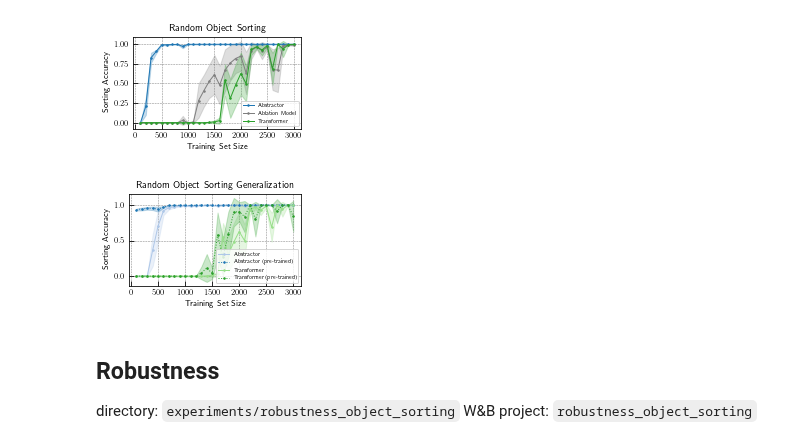
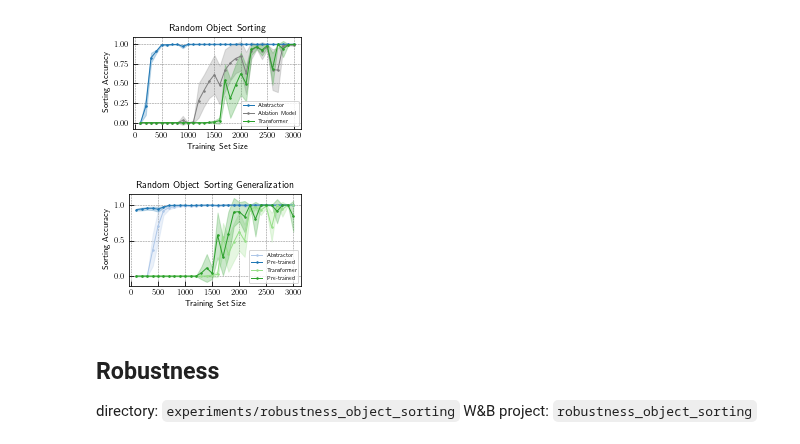
Before and after one commit to jdlafferty/relational, a Jupyter notebook: paper/paper_figures/create_figures.ipynb, the cells around one changed output. Cells and saved outputs as stored; diff of their text form; code cells hidden in the pictures.

Commit message:
updated figures

```diff
--- a/paper/paper_figures/create_figures.ipynb
+++ b/paper/paper_figures/create_figures.ipynb
@@ -128,38 +128,38 @@ fig.savefig(f'{save_dir}/random_object_sorting.pdf')
 fig, ax = plt.subplots(figsize=(3,2))
 x_name = 'train size'
 metric_name = 'full_sequence_accuracy'
 
 color_map_ = {
-    'Abstractor': cmap(1), 'Abstractor (pre-trained)': cmap(0),
-    'Transformer': cmap(5), 'Transformer (pre-trained)': cmap(4),
+    'Abstractor': cmap(1), 'Pre-trained': cmap(0),
+    'Transformer': cmap(5), 'Pre-trained ': cmap(4),
     }
 
 label_map = {
     'Simple Abstractor': 'Abstractor',
-    'Simple Abstractor (Pre-Trained; reshuffled attr)': 'Abstractor (pre-trained)',
-    'Transformer': 'Transformer', 'Transformer (Pre-Trained; reshuffled attr)': 'Transformer (pre-trained)'}
+    'Simple Abstractor (Pre-Trained; reshuffled attr)': 'Pre-trained',
+    'Transformer': 'Transformer', 'Transformer (Pre-Trained; reshuffled attr)': 'Pre-trained '}
 
 for group, group_name in label_map.items():
     group_df = agg_figure_data[agg_figure_data.group==group]
 
     x = group_df[x_name]
     y = group_df[f'{metric_name} mean']
     y_err = 2*group_df[f'{metric_name} sem']
 
     linestyle = ':' if ('pre-trained' in group_name) else '-'
     ax.plot(x, y, **plot_kwargs, c=color_map_[group_name], linestyle=linestyle, label=group_name)
 
     # ax.errorbar(x, y, y_err, **errbar_kwargs, label=group_name)
     ax.fill_between(x, y - y_err, y + y_err, color=color_map_[group_name], **errband_kwargs)
 
 ax.set_xlabel('Training Set Size');
 ax.set_ylabel('Sorting Accuracy');
 ax.legend(loc='lower right', fontsize='x-small', fancybox=True, frameon=True, framealpha=0.8, ncol=1);
 ax.set_title('Random Object Sorting Generalization');
 fig.set_tight_layout(True)
 fig.savefig(f'{save_dir}/random_object_sorting_generalization.pdf')
 # %% [output]
-[figure, old version]
+[figure, new version]
 # %% [markdown]
 ## Robustness
 
```
Also changed, not shown: 4 other files.
